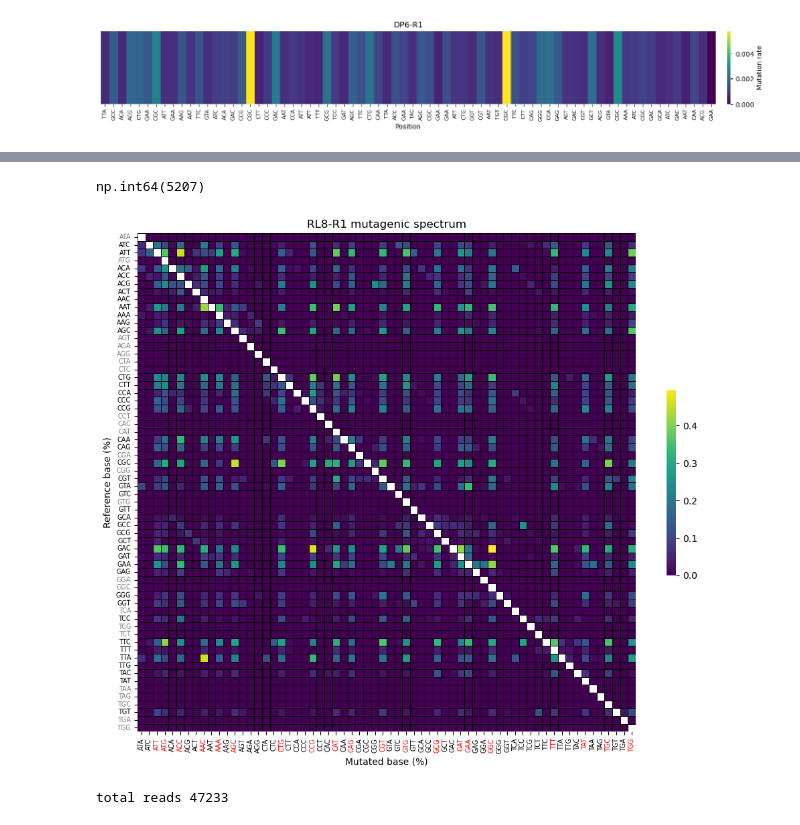
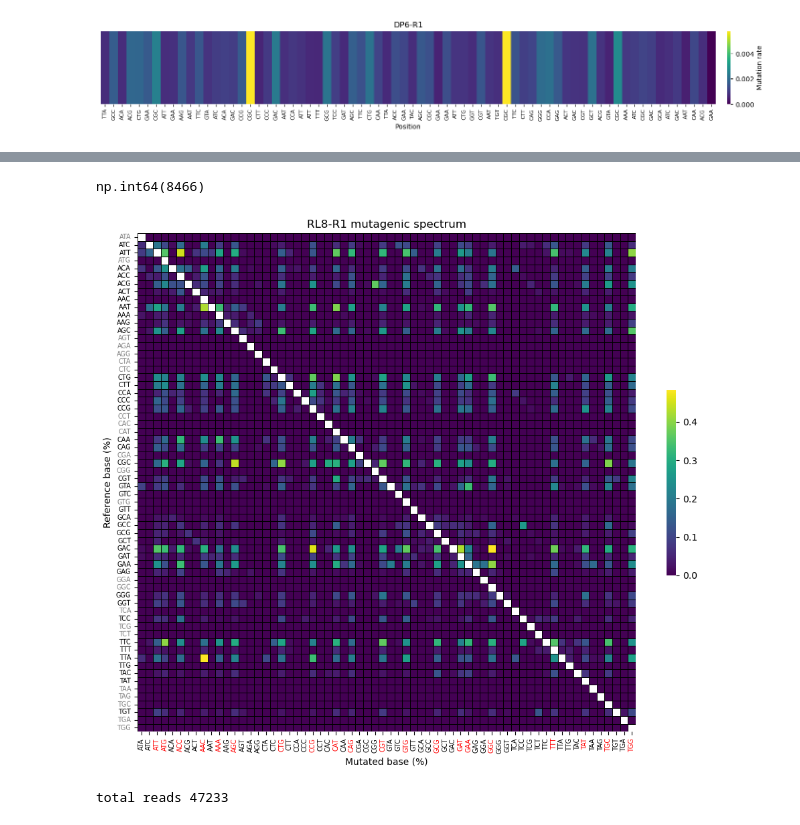
Before and after one commit to AliceHovsepyan/pogo_pance_draft, a Jupyter notebook: DMS_analysis.ipynb, the cells around one changed output, grey strips where cells are left out. Drawn from its saved outputs; the diff is of its cells as text; code cells hidden in the pictures.

```diff
--- a/DMS_analysis.ipynb
+++ b/DMS_analysis.ipynb
@@ -827,37 +842,37 @@ plot_mutation_spectrum(n_mut_spectrum_perc_df, name, fig_folder = FigFolder)
 # %%
-mut_spec_codons, mut_spectrum_codons_perc =  mut_spectrum_codons(a_seq, b_seq, reference_seq = LOV_gene, use_backward_read = False, use_forward_read = True, codon_list = codons, treshold = 6)
+mut_spec_codons, mut_spectrum_codons_perc =  mut_spectrum_codons(a_seq, b_seq, reference_seq = LOV_gene, use_backward_read = False, use_forward_read = True, codon_list = codons, treshold = 10)
 mut_spectrum_codons_perc_df = pd.DataFrame.from_dict(mut_spectrum_codons_perc, orient='index')
 np.fill_diagonal(mut_spectrum_codons_perc_df.values, np.nan)
 # %%
 mut_spectrum_codons_df = pd.DataFrame.from_dict(mut_spec_codons, orient='index')
 mut_spectrum_codons_df.sum().sum()
 # %% [output]
-np.int64(5207)
+np.int64(8466)
 # %%
 f, ax = plt.subplots(figsize=(12, 12))
-sns.heatmap(mut_spectrum_codons_perc_df, annot=False, linewidths=.5, ax=ax, vmin = 0, cbar = True, square = True, linecolor = "black", cmap = "viridis", cbar_kws={'shrink': 0.3},  xticklabels=True)
+sns.heatmap(mut_spectrum_codons_perc_df, annot=False, linewidths=.5, ax=ax,  cbar = True, square = True, linecolor = "black", cmap = "viridis", cbar_kws={'shrink': 0.3},  xticklabels=True)
 plt.xlabel('Mutated base (%)', fontsize = 10)
 plt.ylabel('Reference base (%)', fontsize = 10)
 # for _, spine in ax.spines.items():
 #     spine.set_visible(True)
 #     spine.set_linewidth(.5)
 #ax.set_facecolor('gray')
 ax.set_yticklabels(ax.get_yticklabels(), rotation=1, fontsize=7)
 ax.set_xticklabels(ax.get_xticklabels(), fontsize=7)
 
 for i, tick_label in enumerate(ax.get_xticklabels()):
     if tick_label.get_text() in ecoli_pref.values():
         tick_label.set_color('red')
 
 for i, tick_label in enumerate(ax.get_yticklabels()):
     if tick_label.get_text() not in ref_codons:
         tick_label.set_color('grey')
 
 plt.title(f"{name} mutagenic spectrum", fontsize = 12)
 plt.savefig(f"{FigFolder}/{name}_mutagenic_spectrum_codons_perc.pdf")
 plt.show()
 # %% [output]
-[figure, old version]
+[figure, new version]
 # %%
 ### calculate expected mutagenic spectrum for RL8 (--> bias because of chosen Codons for AAs) (for R1 reads only)
 ## Codon wise
```
Also changed, not shown: parts of 28 cells of this notebook.
